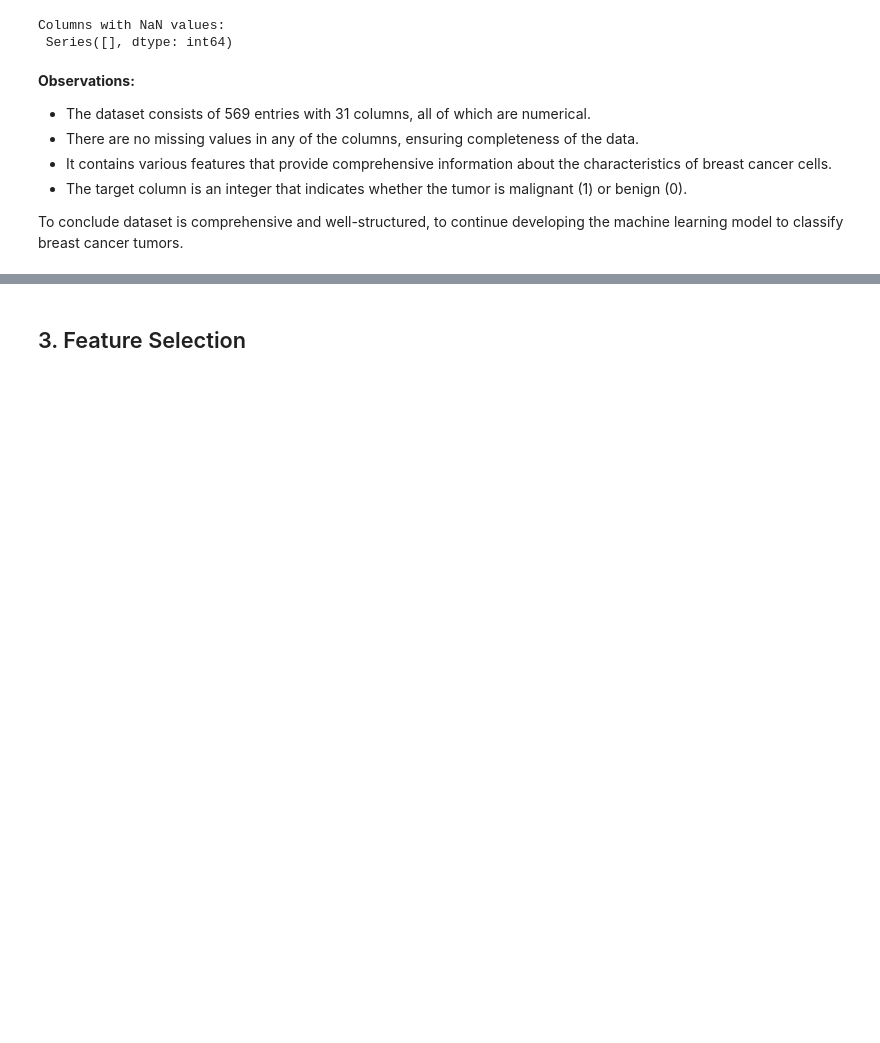
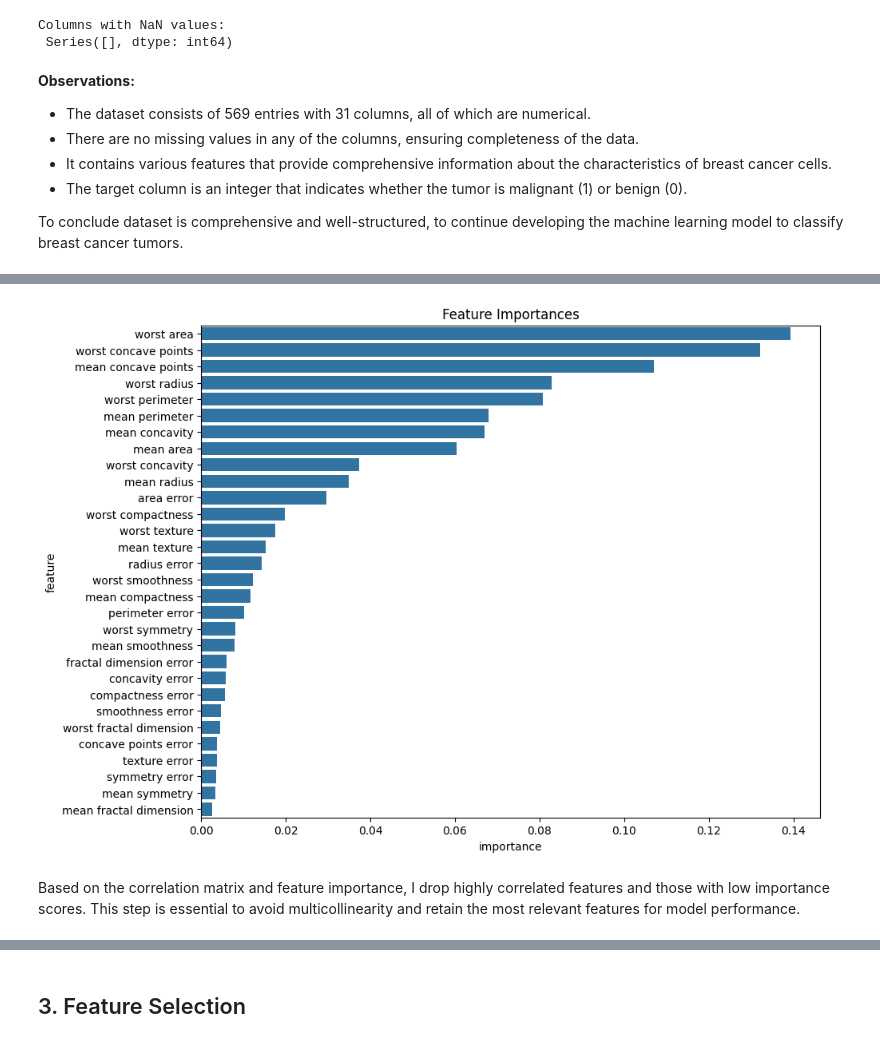
Before and after one commit to adripenaranda/breast_cancer_data_analysis_streamlit_app, a Jupyter notebook: breast_cancer_analysis.ipynb, the cells around one changed output, grey strips where cells are left out. Drawn from its saved outputs; the diff is of its cells as text; code cells hidden in the pictures; blank space fills up the shorter version.

```diff
--- a/breast_cancer_analysis.ipynb
+++ b/breast_cancer_analysis.ipynb
@@ -73,0 +97,17 @@ To conclude dataset is comprehensive and well-structured, to continue developing
+# %%
+#Calculate Feature Importances Using Random Forest
+from sklearn.ensemble import RandomForestClassifier
+
+model = RandomForestClassifier(random_state=42)
+model.fit(df.drop(columns=['target']), df['target'])
+
+importances = model.feature_importances_
+feature_importances = pd.DataFrame({'feature': df.columns[:-1], 'importance': importances})
+feature_importances = feature_importances.sort_values(by='importance', ascending=False)
+
+plt.figure(figsize=(10, 8))
+sns.barplot(x='importance', y='feature', data=feature_importances)
+plt.title('Feature Importances')
+plt.show()
+# %% [output]
+[figure, added]
@@ -73,0 +120,2 @@ To conclude dataset is comprehensive and well-structured, to continue developing
+# %% [markdown]
+Based on the correlation matrix and feature importance, I drop highly correlated features and those with low importance scores. This step is essential to avoid multicollinearity and retain the most relevant features for model performance.
```
Also changed, not shown: parts of 13 cells of this notebook, 5 other files.
